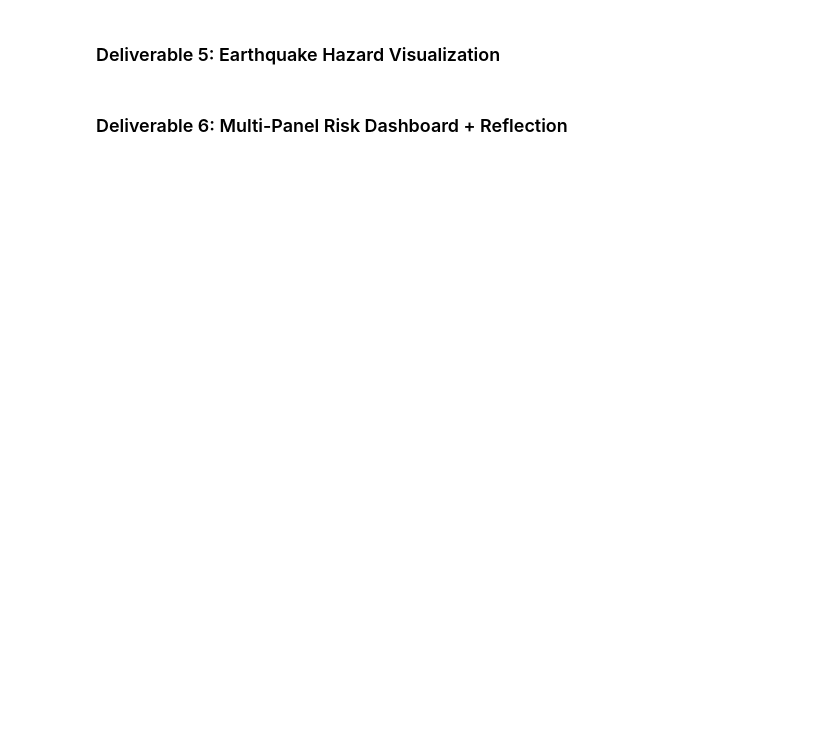
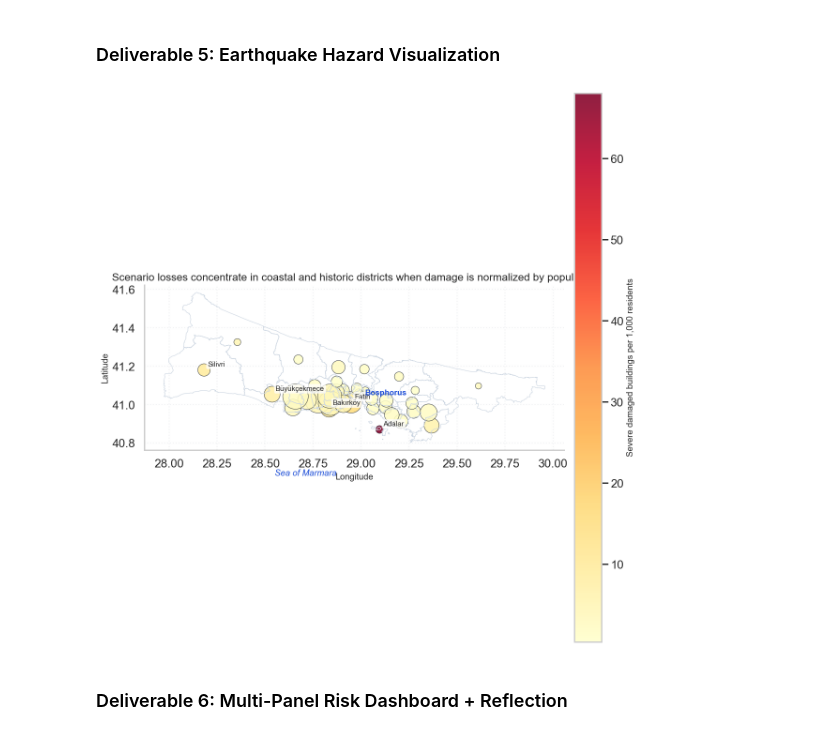
Before and after one commit to boralitost/CE49X, a Jupyter notebook: Week04_Matplotlib_Visualization/lab/Lab04_Istanbul_Earthquake_Risk_Dashboard.ipynb, the cells around one changed output. Saved outputs shown, nothing was run; the diff lists cells and outputs as text; code cells hidden in the pictures; blank space fills up the shorter version.

```diff
--- a/Week04_Matplotlib_Visualization/lab/Lab04_Istanbul_Earthquake_Risk_Dashboard.ipynb
+++ b/Week04_Matplotlib_Visualization/lab/Lab04_Istanbul_Earthquake_Risk_Dashboard.ipynb
@@ -348,7 +745,47 @@ plt.rcParams['font.size'] = 12
 # %% [markdown]
 ### Deliverable 5: Earthquake Hazard Visualization
 # %%
-# Your spatial hazard visualization here
+fig, ax = plt.subplots(figsize=(11, 11))
+
+gdf_hazard.boundary.plot(ax=ax, color="#CBD5E1", linewidth=0.7)
+
+bubble_sizes = 60 + (df_hazard["temporary_shelter"] / df_hazard["temporary_shelter"].max()) * 1300
+scatter = ax.scatter(
+    df_hazard["lon"],
+    df_hazard["lat"],
+    s=bubble_sizes,
+    c=df_hazard["severe_damage_per_1000"],
+    cmap="YlOrRd",
+    alpha=0.88,
+    edgecolor="#111827",
+    linewidth=0.6,
+)
+
+for _, row in df_hazard.nlargest(5, "severe_damage_per_1000").iterrows():
+    ax.annotate(
+        row["district"],
+        (row["lon"], row["lat"]),
+        xytext=(5, 5),
+        textcoords="offset points",
+        fontsize=10,
+        bbox=dict(boxstyle="round,pad=0.2", fc="white", ec="none", alpha=0.75),
+    )
+
+ax.text(29.02, 41.05, "Bosphorus", color="#1D4ED8", fontsize=11, weight="bold")
+ax.text(28.55, 40.63, "Sea of Marmara", color="#1D4ED8", fontsize=12, style="italic")
+ax.set_title("Scenario losses concentrate in coastal and historic districts when damage is normalized by population")
+ax.set_xlabel("Longitude")
+ax.set_ylabel("Latitude")
+ax.set_aspect("equal")
+ax.grid(True, linestyle=":", alpha=0.3)
+
+cbar = fig.colorbar(scatter, ax=ax, pad=0.02)
+cbar.set_label("Severe damaged buildings per 1,000 residents")
+
+plt.tight_layout()
+plt.show()
+# %% [output]
+[figure, added]
 # %% [markdown]
 ### Deliverable 6: Multi-Panel Risk Dashboard + Reflection
 # %%
```
Also changed, not shown: parts of 9 cells of this notebook, 7 other files.
